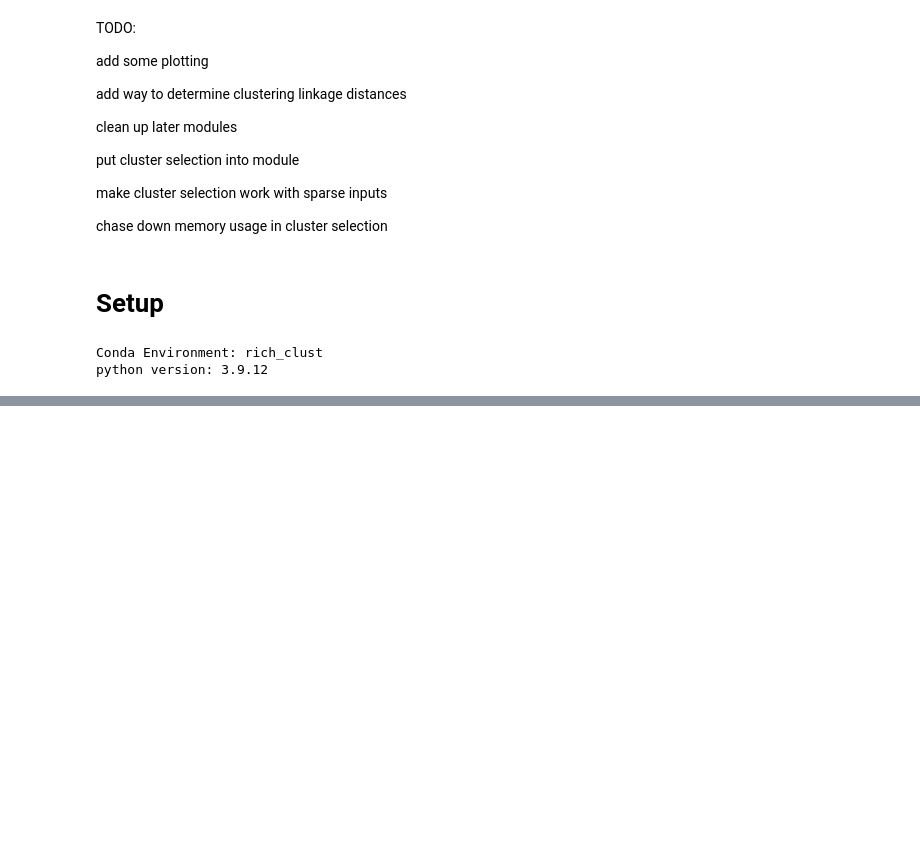
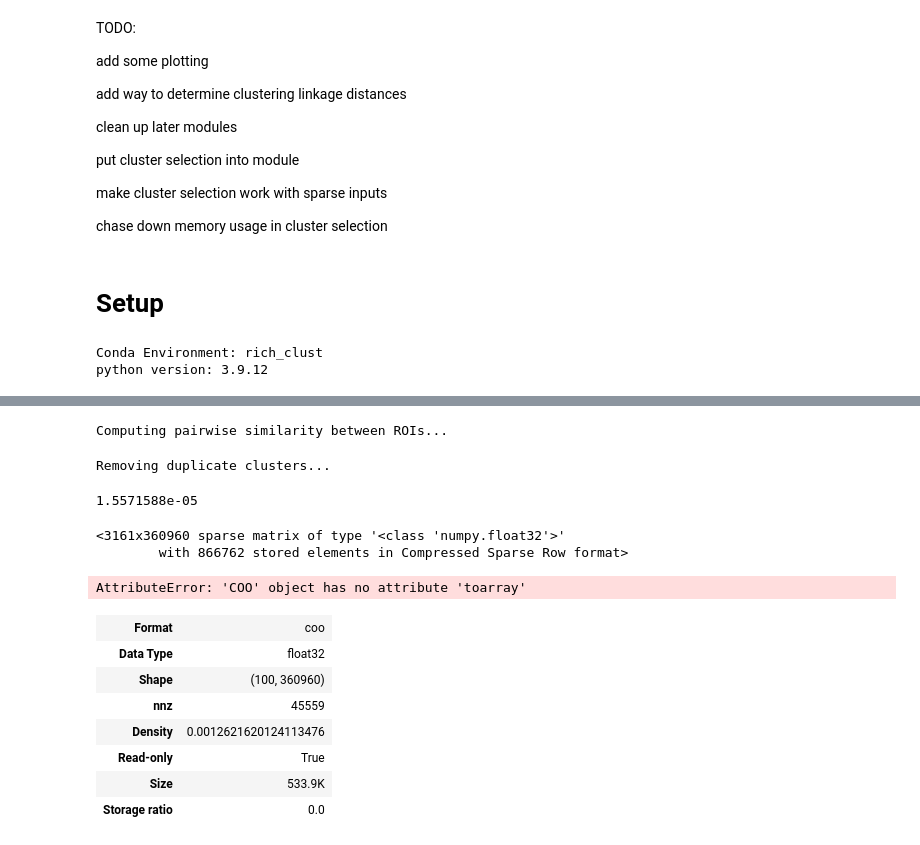
Before and after one commit to RichieHakim/Big_Ugly_ROI_Tracker, a Jupyter notebook: Multisession_ROI_registration_richClust.ipynb, the cells around one changed output, grey strips where cells are left out. Cells and saved outputs as stored; diff of their text form; code cells hidden in the pictures; blank space fills up the shorter version.

```diff
--- a/Multisession_ROI_registration_richClust.ipynb
+++ b/Multisession_ROI_registration_richClust.ipynb
@@ -132,7 +130,7 @@ params = {
         'cluster_similarity_reduction_inter': 'max',
         'cluster_silhouette_reduction_intra': 'mean',
         'cluster_silhouette_reduction_inter': 'max',
-        'n_workers': 100,
+        'n_workers': 24,
         'power_clusterSize': 2,
         'power_clusterSilhouette': 1.5,
     },
@@ -557,0 +658,36 @@ starting: running data through network
+# %%
+sim4 = similarity_graph.ROI_graph(
+    device=params['similarity']['device'],
+    n_workers=params['similarity']['n_workers'],
+    spatialFootprint_maskPower=params['similarity']['spatialFootprint_maskPower'],
+    frame_height=data.FOV_height,
+    frame_width=data.FOV_width,
+    block_height=params['similarity']['block_height'],
+    block_width=params['similarity']['block_width'],
+    overlapping_width_Multiplier=params['similarity']['overlapping_width_Multiplier'],
+    algorithm_nearestNeigbors_spatialFootprints=params['similarity']['algorithm_nearestNeigbors_spatialFootprints'],
+    n_neighbors_nearestNeighbors_spatialFootprints=params['similarity']['n_neighbors_nearestNeighbors_spatialFootprints'],
+    locality=params['similarity']['locality'],
+    verbose=params['similarity']['verbose'],
+)
+
+sim4.compute_similarity_blockwise(
+    spatialFootprints=blurrer.ROIs_blurred,
+    features_NN=roinet.latents,
+    features_SWT=swt.latents,
+    ROI_session_bool=data.sessionID_concat,
+    linkage_methods=params['similarity_compute']['linkage_methods'],
+    linkage_distances=helpers.bounded_logspace(0.05, 2, 50),
+    min_cluster_size=params['similarity_compute']['min_cluster_size'],
+    max_cluster_size=params['similarity_compute']['max_cluster_size'],
+    batch_size_hashing=params['similarity_compute']['batch_size_hashing'],
+);
+# %% [output]
+Computing pairwise similarity between ROIs...
+Removing duplicate clusters...
+# %%
+blurrer.ROIs_blurred[0][blurrer.ROIs_blurred[0] > 0].min()
+# %% [output]
+1.5571588e-05
+# %%
+x = blurrer.ROIs_blurred
@@ -557,0 +696,22 @@ starting: running data through network
+# %%
+x[0]
+# %% [output]
+<3161x360960 sparse matrix of type '<class 'numpy.float32'>'
+        with 866762 stored elements in Compressed Sparse Row format>
+# %%
+y = sparse.COO(x[0][:100])
+# %%
+np.abs((y[None,:,:] - y[:,None,:])).sum(2).toarray()
+# %% [output]
+AttributeError: 'COO' object has no attribute 'toarray'
+# %%
+y
+# %% [output]
+| Format | coo |
+| Data Type | float32 |
+| Shape | (100, 360960) |
+| nnz | 45559 |
+| Density | 0.0012621620124113476 |
+| Read-only | True |
+| Size | 533.9K |
+| Storage ratio | 0.0 |
```
Also changed, not shown: parts of 55 cells of this notebook, 6 other files.
